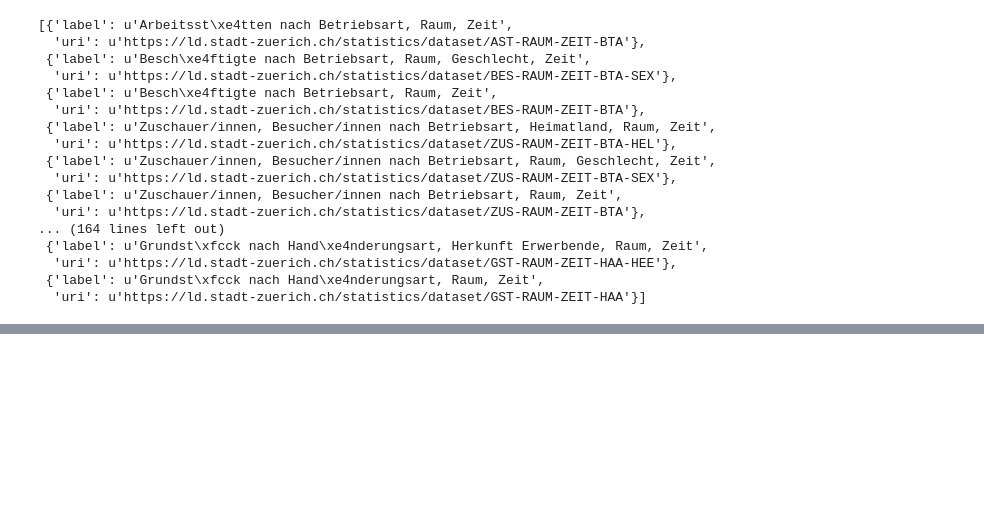
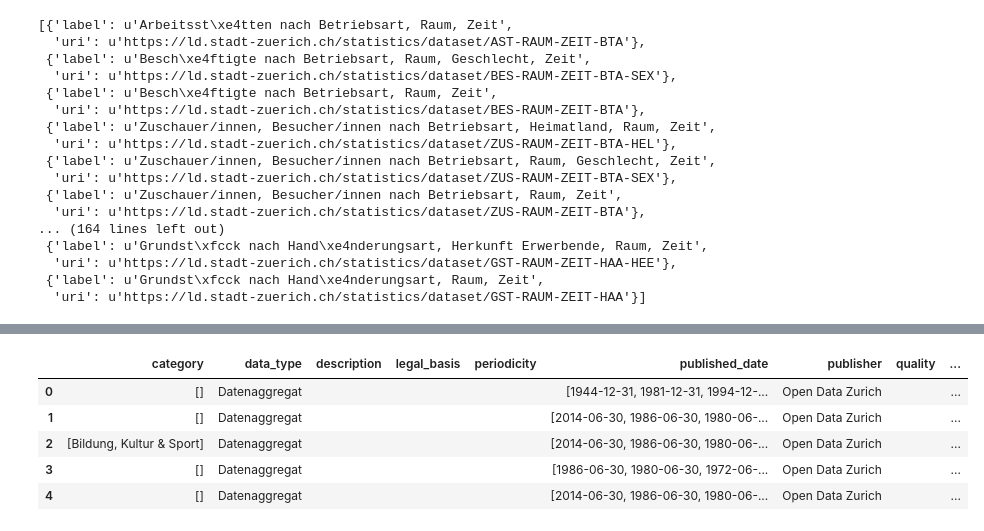
Before and after one commit to opendatazurich/lod-datasets, a Jupyter notebook: LOD-Datasets.ipynb, the cells around one changed output, grey strips where cells are left out. Drawn from its saved outputs; the diff is of its cells as text; code cells hidden in the pictures; blank space fills up the shorter version.

```diff
--- a/LOD-Datasets.ipynb
+++ b/LOD-Datasets.ipynb
@@ -71,8 +72,7 @@ datasets
  {'label': u'Grundst\xfcck nach Hand\xe4nderungsart, Raum, Zeit',
   'uri': u'https://ld.stadt-zuerich.ch/statistics/dataset/GST-RAUM-ZEIT-HAA'}]
 # %%
-metadata = []
-for dataset in datasets:
+def generateMetaQuery(dataset):
     metaQuery = u'''
     PREFIX qb: <http://purl.org/linked-data/cube#>
     PREFIX skos: <http://www.w3.org/2004/02/skos/core#>
@@ -118,11 +118,9 @@ for dataset in datasets:
     GROUP BY ?dataset ?title ?categoryLabel ?quelleLabel ?zeit ?updateDate ?glossarLabel ?btaLabel ?raumLabel
     LIMIT 1000'''
     metaQuery = metaQuery.replace('DATASET_URI', dataset['uri'])
-    print metaQuery
+    return metaQuery
 
-    metaResult = querySparql(metaQuery)
-    pprint(metaResult[0])
-
+def mapMetadata(dataset, metaResult):
     meta = {
         'uri': dataset['uri'],
         'title': dataset['label'],
@@ -130,17 +128,29 @@ for dataset in datasets:
         'category': list(set([t.get('categoryLabel', {}).get('value', '') for t in metaResult])),
         'legal_basis': '',
         'spatial': list(set([t.get('raumLabel', {}).get('value', '') for t in metaResult])),
-        'publisher': '',
-        'source': '',
-        'temporal': '',
+        'publisher': 'Open Data Zurich',
+        'source': list(set([t.get('quelleLabel', {}).get('value', '') for t in metaResult])),
+        'temporal': list(set([t.get('zeit', {}).get('value', '') for t in metaResult])),
         'quality': '',
         'published_date': list(set([t.get('zeit', {}).get('value', '') for t in metaResult])),
         'update_date': list(set([t.get('updateDate', {}).get('value', '') for t in metaResult])),
-        'data_type': '',
+        'data_type': 'Datenaggregat',
         'periodicity': '',
         'tags': list(set([t.get('glossarLabel', {}).get('value', '') for t in metaResult])),
         'version': '',
         'remarks': '',
     }
-    metadata.append(meta)
-    pprint(meta)
+    return meta
+# %%
+metadata = []
+# only loop over first 5 datasets
+for dataset in datasets[:5]:
+    metaQuery = generateMetaQuery(dataset)
+    # print(metaQuery)
+
+    metaResult = querySparql(metaQuery)
+    #pprint(metaResult[0])
+
+    meta = mapMetadata(dataset, metaResult)
+    pprint(meta)
+    metadata.append(meta)
@@ -148,0 +195,9 @@ pprint(metadata)
+# %%
+pd.DataFrame(data=metadata)
+# %% [output]
+|  | category | data_type | description | legal_basis | periodicity | published_date | publisher | quality | ... |
+| 0 | [] | Datenaggregat |  |  |  | [1944-12-31, 1981-12-31, 1994-12-... | Open Data Zurich |  | ... |
+| 1 | [] | Datenaggregat |  |  |  | [2014-06-30, 1986-06-30, 1980-06-... | Open Data Zurich |  | ... |
+| 2 | [Bildung, Kultur & Sport] | Datenaggregat |  |  |  | [2014-06-30, 1986-06-30, 1980-06-... | Open Data Zurich |  | ... |
+| 3 | [] | Datenaggregat |  |  |  | [1986-06-30, 1980-06-30, 1972-06-... | Open Data Zurich |  | ... |
+| 4 | [] | Datenaggregat |  |  |  | [2014-06-30, 1986-06-30, 1980-06-... | Open Data Zurich |  | ... |
```
Also changed, not shown: parts of 4 cells of this notebook.
